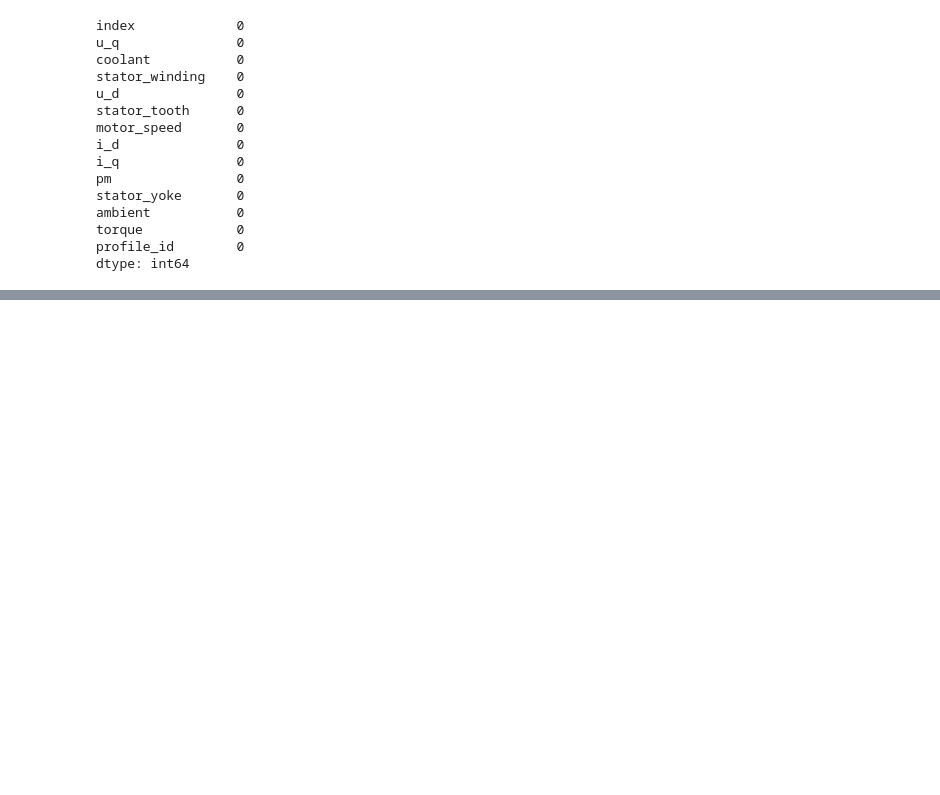
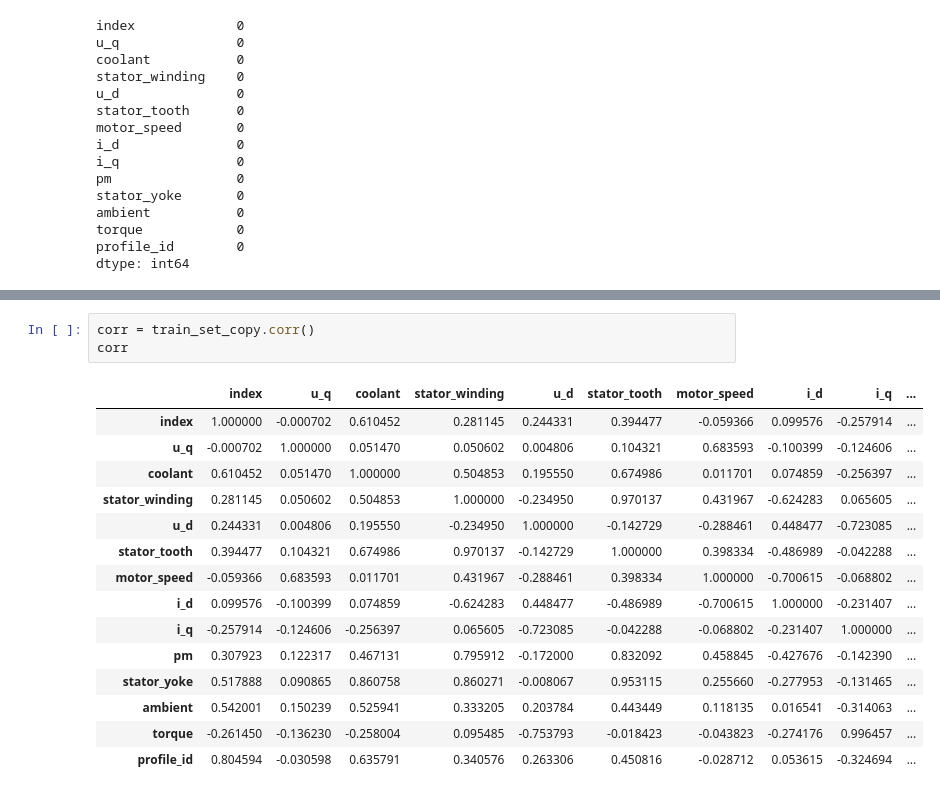
Before and after one commit to eike2/electric_motor, a Jupyter notebook: Task_1_to_4.ipynb, the cells around one changed output, grey strips where cells are left out. Saved outputs shown, nothing was run; the diff lists cells and outputs as text; blank space fills up the shorter version.

```diff
--- a/Task_1_to_4.ipynb
+++ b/Task_1_to_4.ipynb
@@ -279,0 +263,19 @@ plt.show()
+# %%
+corr = train_set_copy.corr()
+corr
+# %% [output]
+|  | index | u_q | coolant | stator_winding | u_d | stator_tooth | motor_speed | i_d | i_q | ... |
+| index | 1.000000 | -0.000702 | 0.610452 | 0.281145 | 0.244331 | 0.394477 | -0.059366 | 0.099576 | -0.257914 | ... |
+| u_q | -0.000702 | 1.000000 | 0.051470 | 0.050602 | 0.004806 | 0.104321 | 0.683593 | -0.100399 | -0.124606 | ... |
+| coolant | 0.610452 | 0.051470 | 1.000000 | 0.504853 | 0.195550 | 0.674986 | 0.011701 | 0.074859 | -0.256397 | ... |
+| stator_winding | 0.281145 | 0.050602 | 0.504853 | 1.000000 | -0.234950 | 0.970137 | 0.431967 | -0.624283 | 0.065605 | ... |
+| u_d | 0.244331 | 0.004806 | 0.195550 | -0.234950 | 1.000000 | -0.142729 | -0.288461 | 0.448477 | -0.723085 | ... |
+| stator_tooth | 0.394477 | 0.104321 | 0.674986 | 0.970137 | -0.142729 | 1.000000 | 0.398334 | -0.486989 | -0.042288 | ... |
+| motor_speed | -0.059366 | 0.683593 | 0.011701 | 0.431967 | -0.288461 | 0.398334 | 1.000000 | -0.700615 | -0.068802 | ... |
+| i_d | 0.099576 | -0.100399 | 0.074859 | -0.624283 | 0.448477 | -0.486989 | -0.700615 | 1.000000 | -0.231407 | ... |
+| i_q | -0.257914 | -0.124606 | -0.256397 | 0.065605 | -0.723085 | -0.042288 | -0.068802 | -0.231407 | 1.000000 | ... |
+| pm | 0.307923 | 0.122317 | 0.467131 | 0.795912 | -0.172000 | 0.832092 | 0.458845 | -0.427676 | -0.142390 | ... |
+| stator_yoke | 0.517888 | 0.090865 | 0.860758 | 0.860271 | -0.008067 | 0.953115 | 0.255660 | -0.277953 | -0.131465 | ... |
+| ambient | 0.542001 | 0.150239 | 0.525941 | 0.333205 | 0.203784 | 0.443449 | 0.118135 | 0.016541 | -0.314063 | ... |
+| torque | -0.261450 | -0.136230 | -0.258004 | 0.095485 | -0.753793 | -0.018423 | -0.043823 | -0.274176 | 0.996457 | ... |
+| profile_id | 0.804594 | -0.030598 | 0.635791 | 0.340576 | 0.263306 | 0.450816 | -0.028712 | 0.053615 | -0.324694 | ... |
```
Also changed, not shown: parts of 8 cells of this notebook.
